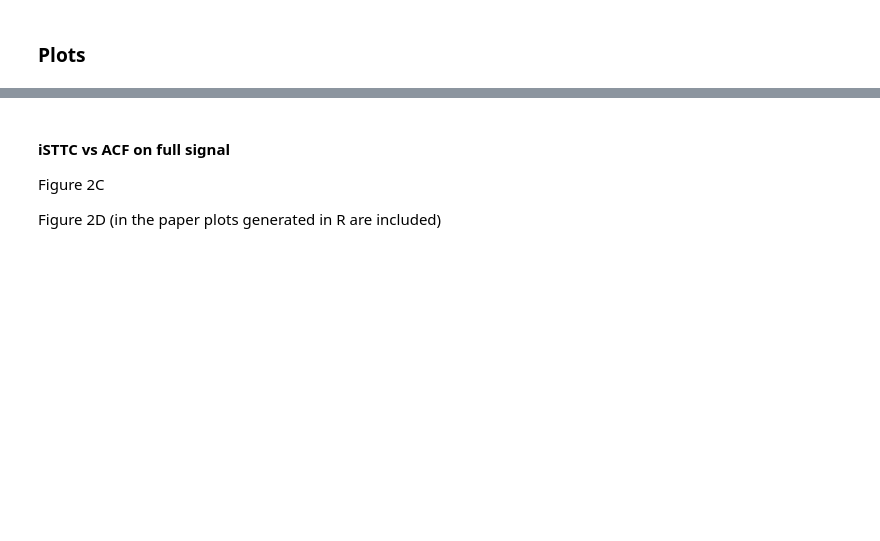
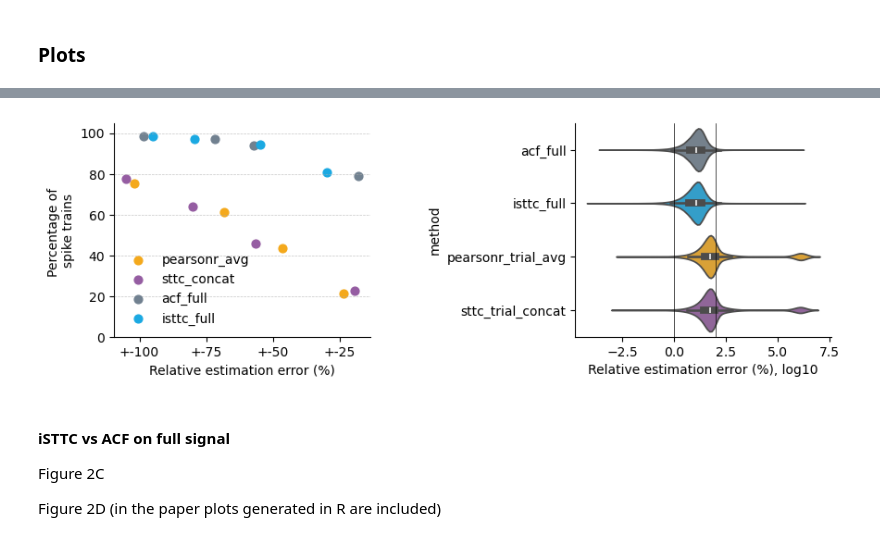
Before and after one commit to iinnpp/isttc, a Jupyter notebook: notebooks/synthetic/plot_taus_parametric_dataset.ipynb, the cells around one changed output, grey strips where cells are left out. Cells and saved outputs as stored; diff of their text form; code cells hidden in the pictures; blank space fills up the shorter version.

```diff
--- a/notebooks/synthetic/plot_taus_parametric_dataset.ipynb
+++ b/notebooks/synthetic/plot_taus_parametric_dataset.ipynb
@@ -89,4 +192,4 @@ color_pearson_trail_avg = '#f4a91c'
 color_sttc_trail_avg =  '#a49fce'
 color_sttc_trail_concat = '#955da2'
 
-trials_colors = [color_pearson_trail_avg, color_sttc_trail_avg, color_sttc_trail_concat]
+colors = [color_acf_full, color_isttc_full, color_pearson_trail_avg, color_sttc_trail_concat]
@@ -93,3 +346,33 @@ trials_colors = [color_pearson_trail_avg, color_sttc_trail_avg, color_sttc_trail
+# %%
+fig, axes = plt.subplots(1,2, figsize=(10,3))
+plt.subplots_adjust(hspace=0.4, wspace=0.8)
+
+plot_one_threshold_jittered_lines(axes[0],
+    tau_plot_error_long_df,
+    jitter=0.3, seed=42)
+axes[0].set_ylabel('Percentage of \nspike trains')
+axes[0].set_xlabel('Relative estimation error (%)')
+axes[0].set_ylim([0, 105])
+axes[0].grid(True, which="both", axis='y', linestyle="--", linewidth=0.5, alpha=0.7)
+
+df_all['tau_diff_rel_log10'] = np.log10(df_all['tau_diff_rel'])
+method_order = ['acf_full', 'isttc_full', 'pearsonr_trial_avg', 'sttc_trial_concat']
+sns.violinplot(y='method', x='tau_diff_rel_log10', hue='method', order=method_order, hue_order=method_order,
+               palette=colors, data=df_all , cut=0, ax=axes[1])
+axes[1].axvline(x=0, lw=0.5, c='k')
+axes[1].axvline(x=2, lw=0.5, c='k')
+axes[1].set_xlabel('Relative estimation error (%), log10')
+
+for ax in axes.flat:
+    sns.despine(ax=ax)
+
+axes[0].legend(frameon=False)
+
+if save_fig:
+    plt.savefig(fig_folder + 'parametric_4_methods_taus_rel_error_one_trials_impl.png' , bbox_inches='tight', dpi=300)
+    plt.savefig(fig_folder + 'parametric_4_methods_taus_rel_error_one_trials_impl.svg' , bbox_inches='tight')
+# %% [output]
+[figure, added]
 # %% [markdown]
 #### iSTTC vs ACF on full signal
 
```
Also changed, not shown: parts of 23 cells of this notebook, 4 other files.
